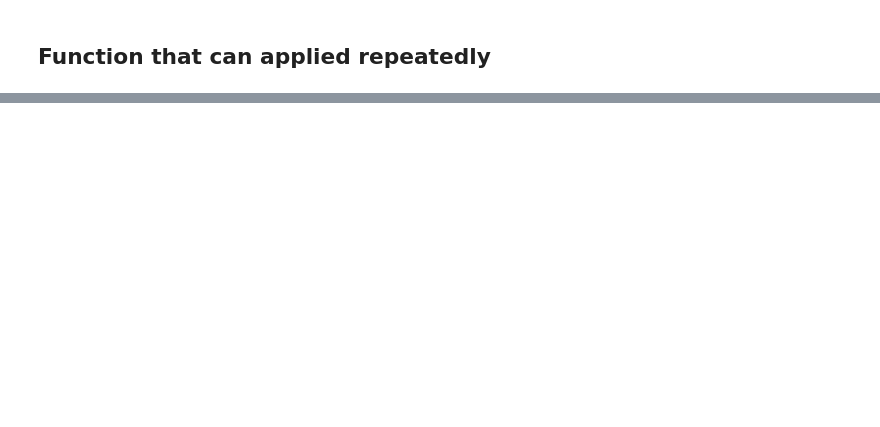
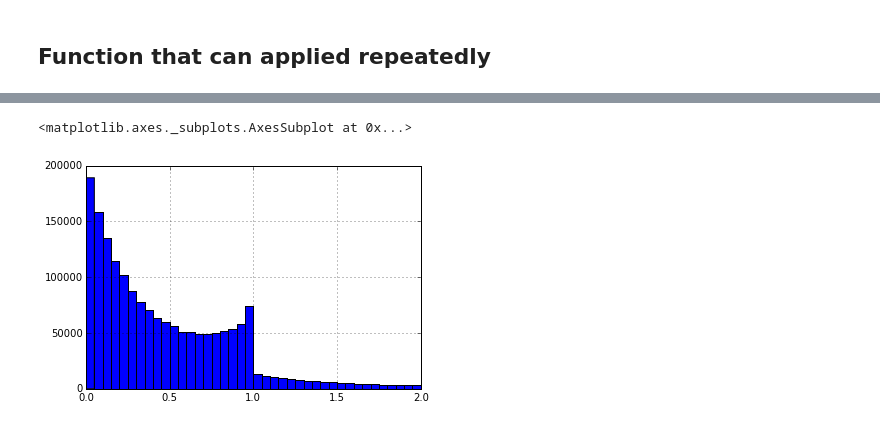
Before and after one commit to sarangof/Bus-Capstone, a Jupyter notebook: demonstration/common_metrics.ipynb, the cells around one changed output, grey strips where cells are left out. Saved outputs shown, nothing was run; the diff lists cells and outputs as text; code cells hidden in the pictures; blank space fills up the shorter version.

```diff
--- a/demonstration/common_metrics.ipynb
+++ b/demonstration/common_metrics.ipynb
@@ -185,0 +288,5 @@ trydata.head()
+# %%
+merged.headway_adh.hist(range=(0,2),bins=40)
+# %% [output]
+<matplotlib.axes._subplots.AxesSubplot at 0x...>
+[figure, added]
```
Also changed, not shown: parts of 54 cells of this notebook, 1 other file.
